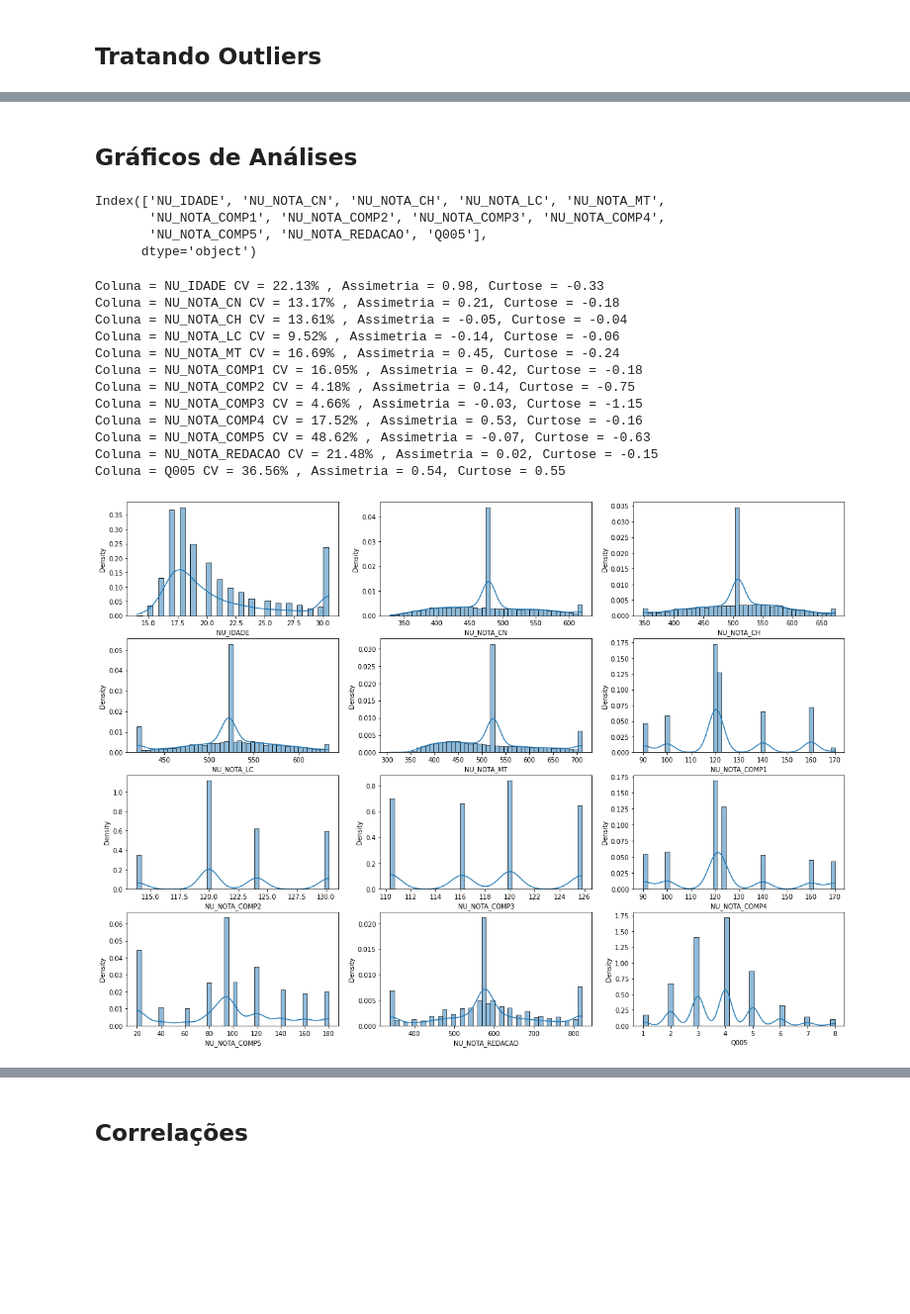
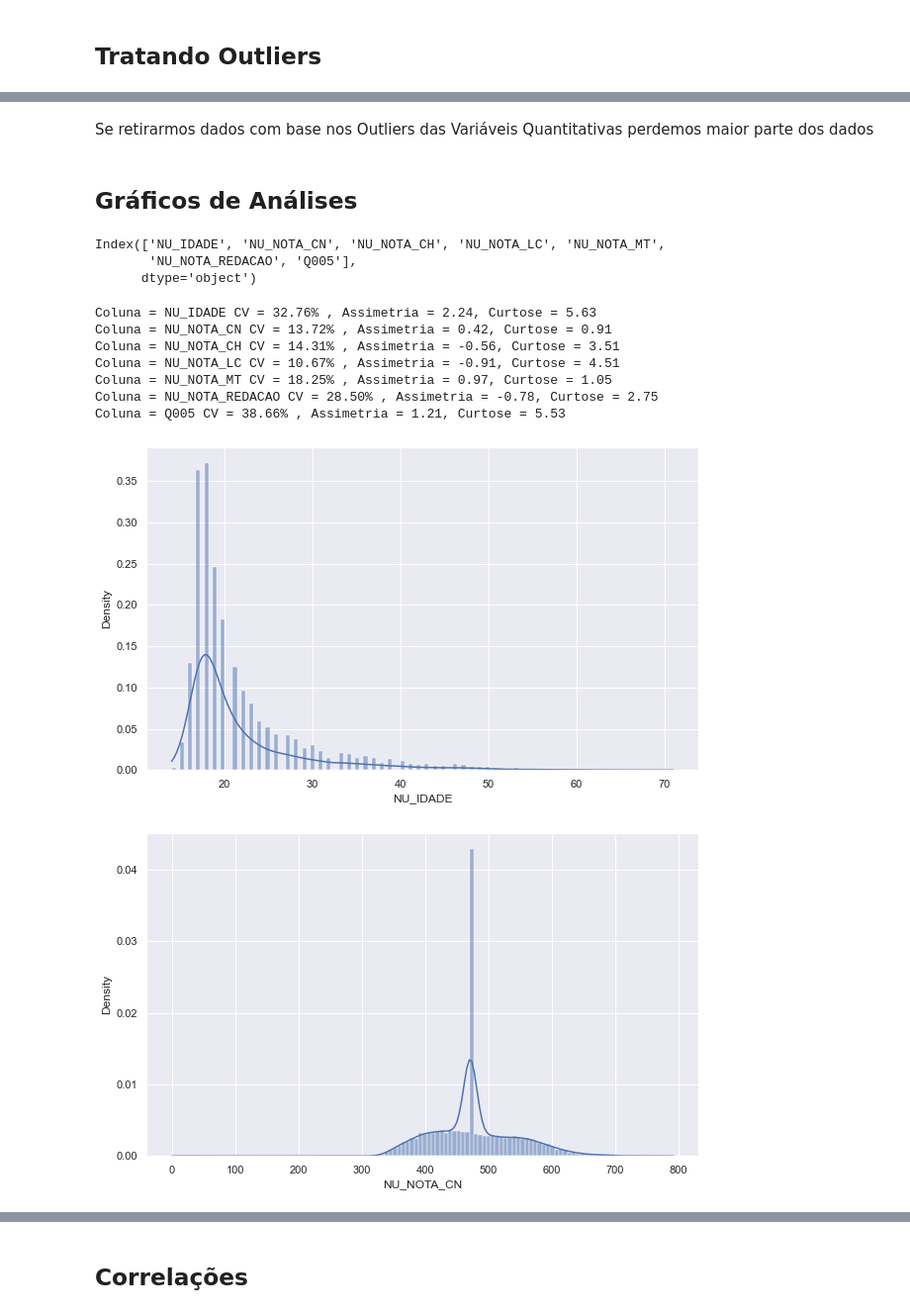
Before and after one commit to gizelecardoso/tcc_mba, a Jupyter notebook: analytics.ipynb, the cells around one changed output, grey strips where cells are left out. Shown at 99% size. Drawn from its saved outputs; the diff is of its cells as text; code cells hidden in the pictures; blank space fills up the shorter version.

Commit message:
Atualiza dados do modelo - roda modelo com dados de treino e teste

```diff
--- a/analytics.ipynb
+++ b/analytics.ipynb
@@ -66,5 +114,5 @@ enem_without_nan = enem.copy()
 # %%
-enem_without_nan.fillna(enem_without_nan.mean(), inplace=True)
+enem_without_nan.fillna(enem_without_nan.median(), inplace=True)
 # %%
 verfify_nan_values(enem_without_nan)
 # %% [output]
@@ -426,6 +578,0 @@ enem_quant_without_outlies = enem_quant.copy()
-# %%
-columns_list = enem_quant_without_outlies.columns
-for i in columns_list:
-    li, ls = detect_outliers(enem_quant_without_outlies[i])
-    enem_quant_without_outlies[i] = np.where(enem_quant_without_outlies[i] > ls, ls,enem_quant_without_outlies[i])
-    enem_quant_without_outlies[i] = np.where(enem_quant_without_outlies[i] < li, li,enem_quant_without_outlies[i])
@@ -435,0 +579,12 @@ plot_box_plot(enem_quant_without_outlies)
+# %%
+enem_quant2 = enem_without_nan[[
+'NU_IDADE',
+'NU_NOTA_CN',
+'NU_NOTA_CH',
+'NU_NOTA_LC',
+'NU_NOTA_MT',
+'NU_NOTA_REDACAO',
+'Q005'
+]]
+
+enem_quant.head()
@@ -436 +599,11 @@ plot_box_plot(enem_quant_without_outlies)
+# %%
+columns_list = enem_quant2.columns
+for i in columns_list:
+    valor = enem_quant2[i]
+    Q1, Q3 = valor.quantile([0.25,0.75])
+    ric = Q3 - Q1
+    li = Q1 - (1.5 * ric)
+    ls = Q3 + (1.5 * ric)
+    selecao = (valor <= li) | (valor >= ls)
+    enem_quant_without_outlies = enem_without_nan[selecao]
 # %%
@@ -461,3 +633,5 @@ enem_without_nan.describe()
+# %% [markdown]
+Se retirarmos dados com base nos Outliers das Variáveis Quantitativas perdemos maior parte dos dados
 # %% [markdown]
 ## Gráficos de Análises
 # %%
@@ -480,40 +654,35 @@ def statistic_analytics(lista, column):
 
   print("Coluna = {} CV = {:.2f}% , Assimetria = {:.2f}, Curtose = {:.2f}".format(column, cv, assimetria, curtose))
 # %%
-enem_quant_without_outlies.columns
+enem_quant.columns
 # %% [output]
 Index(['NU_IDADE', 'NU_NOTA_CN', 'NU_NOTA_CH', 'NU_NOTA_LC', 'NU_NOTA_MT',
-       'NU_NOTA_COMP1', 'NU_NOTA_COMP2', 'NU_NOTA_COMP3', 'NU_NOTA_COMP4',
-       'NU_NOTA_COMP5', 'NU_NOTA_REDACAO', 'Q005'],
+       'NU_NOTA_REDACAO', 'Q005'],
       dtype='object')
 # %%
-fig, axes = plt.subplots(4, 3, figsize=(20,15))
+for i in enem_quant.columns:
+    plt.figure(figsize=(10,6))
 
-linha = 0
-coluna = 0
-for i in enem_quant_without_outlies.columns:
-    lista = enem_quant_without_outlies[i]
+    lista = enem_quant[i]
 
     statistic_analytics(lista, i)
 
-    sns.histplot(ax=axes[linha,coluna], data=lista, stat="density", kde=True)
+    sns.histplot(data=lista, stat="density", kde=True)
 
     coluna = coluna + 1
 
-    if coluna > 2:
+    if coluna > 1:
         coluna = 0
         linha = linha + 1
+
+    plt.savefig('img/distribuicao_{}.png'.format(i),  bbox_inches='tight')
 # %% [output]
-Coluna = NU_IDADE CV = 22.13% , Assimetria = 0.98, Curtose = -0.33
-Coluna = NU_NOTA_CN CV = 13.17% , Assimetria = 0.21, Curtose = -0.18
-Coluna = NU_NOTA_CH CV = 13.61% , Assimetria = -0.05, Curtose = -0.04
-Coluna = NU_NOTA_LC CV = 9.52% , Assimetria = -0.14, Curtose = -0.06
-Coluna = NU_NOTA_MT CV = 16.69% , Assimetria = 0.45, Curtose = -0.24
-Coluna = NU_NOTA_COMP1 CV = 16.05% , Assimetria = 0.42, Curtose = -0.18
-Coluna = NU_NOTA_COMP2 CV = 4.18% , Assimetria = 0.14, Curtose = -0.75
-Coluna = NU_NOTA_COMP3 CV = 4.66% , Assimetria = -0.03, Curtose = -1.15
-Coluna = NU_NOTA_COMP4 CV = 17.52% , Assimetria = 0.53, Curtose = -0.16
-Coluna = NU_NOTA_COMP5 CV = 48.62% , Assimetria = -0.07, Curtose = -0.63
-Coluna = NU_NOTA_REDACAO CV = 21.48% , Assimetria = 0.02, Curtose = -0.15
-Coluna = Q005 CV = 36.56% , Assimetria = 0.54, Curtose = 0.55
+Coluna = NU_IDADE CV = 32.76% , Assimetria = 2.24, Curtose = 5.63
+Coluna = NU_NOTA_CN CV = 13.72% , Assimetria = 0.42, Curtose = 0.91
+Coluna = NU_NOTA_CH CV = 14.31% , Assimetria = -0.56, Curtose = 3.51
+Coluna = NU_NOTA_LC CV = 10.67% , Assimetria = -0.91, Curtose = 4.51
+Coluna = NU_NOTA_MT CV = 18.25% , Assimetria = 0.97, Curtose = 1.05
+Coluna = NU_NOTA_REDACAO CV = 28.50% , Assimetria = -0.78, Curtose = 2.75
+Coluna = Q005 CV = 38.66% , Assimetria = 1.21, Curtose = 5.53
-[figure, old version]
+[figure, new version]
+[figure, added]
```
Also changed, not shown: parts of 78 cells of this notebook, 19 other files.
